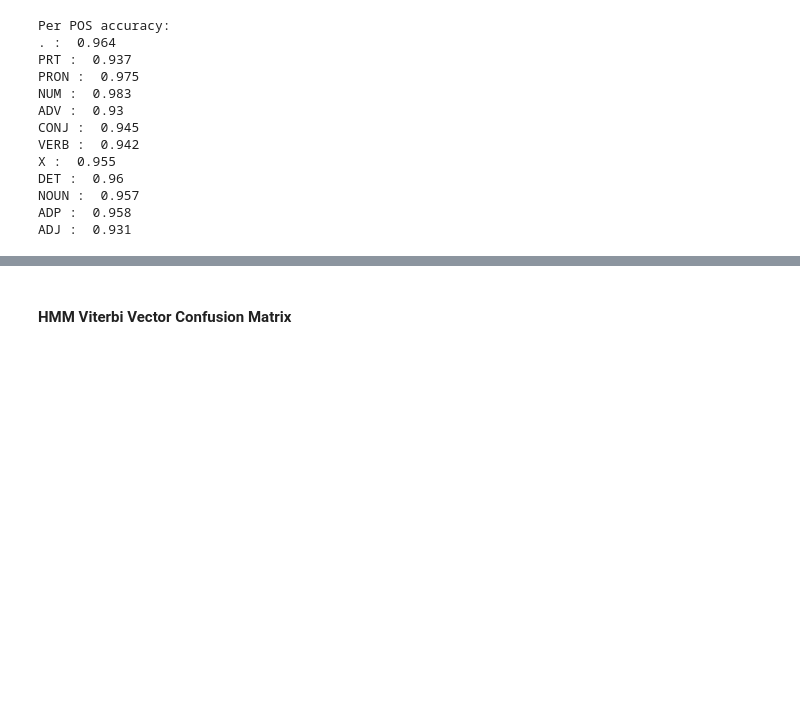
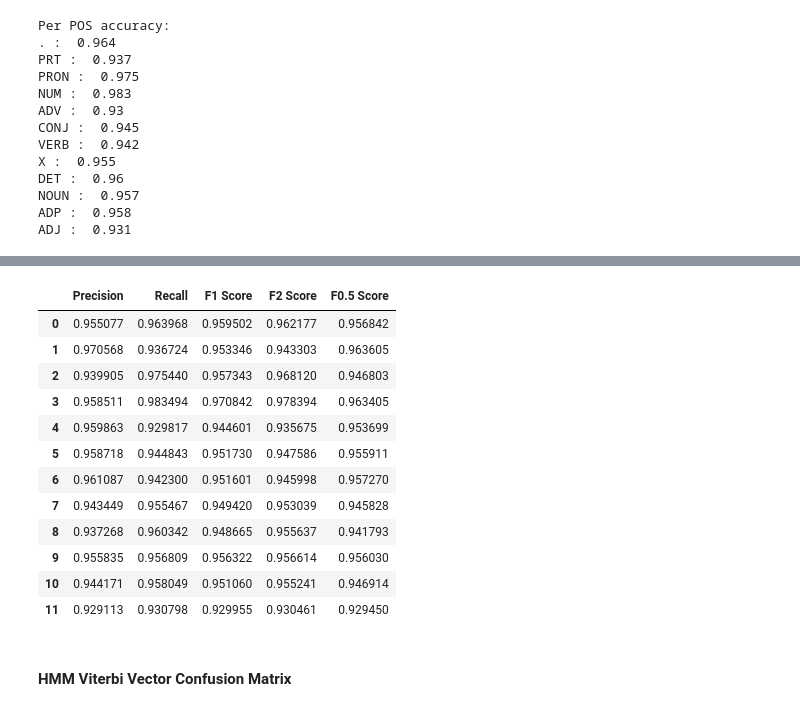
Before and after one commit to Pulkit-m/HMM_pos_tagger, a Jupyter notebook: HMM/Results.ipynb, the cells around one changed output, grey strips where cells are left out. Cells and saved outputs as stored; diff of their text form; code cells hidden in the pictures; blank space fills up the shorter version.

Commit message:
Added Precision Recall F1 Score F2 Score F 0.5 Score

```diff
--- a/HMM/Results.ipynb
+++ b/HMM/Results.ipynb
@@ -90,3 +90,13 @@ DET :  0.96
 NOUN :  0.957
 ADP :  0.958
 ADJ :  0.931
+# %%
+confusion_matrix = HMM_symbolic_results['confusion_matrix']
+print(c_mat.shape)
+
+num_tags = confusion_matrix.shape[0]
+precision = np.zeros(num_tags)
+recall = np.zeros(num_tags)
+f1_score = np.zeros(num_tags)
+f2_score = np.zeros(num_tags)
+f0_5_score = np.zeros(num_tags)
@@ -92,0 +105,18 @@ ADJ :  0.931
+# %%
+for i in range(num_tags):
+    tp = confusion_matrix[i, i]
+    fp = np.sum(confusion_matrix[:, i]) - tp
+    fn = np.sum(confusion_matrix[i, :]) - tp
+    tn = np.sum(confusion_matrix) - tp - fp - fn
+
+    precision[i] = tp / (tp + fp)
+    recall[i] = tp / (tp + fn)
+    f1_score[i] = 2 * precision[i] * recall[i] / (precision[i] + recall[i])
+    f2_score[i] = (5 * precision[i] * recall[i]) / (4 * precision[i] + recall[i])
+    f0_5_score[i] = (1.25 * precision[i] * recall[i]) / (0.25 * precision[i] + recall[i])
+
+print('Precision:', precision)
+print('Recall:', recall)
+print('F1 Score:', f1_score)
+print('F2 Score:', f2_score)
+print('F0.5_score:', f0_5_score)
@@ -93,3 +134,27 @@ ADJ :  0.931
+# %%
+metrics_symbolic = pd.DataFrame({
+    'Precision':precision,
+    'Recall': recall,
+    'F1 Score': f1_score,
+    'F2 Score': f2_score,
+    'F0.5 Score': f0_5_score
+})
+# %%
+metrics_symbolic
+# %% [output]
+|  | Precision | Recall | F1 Score | F2 Score | F0.5 Score |
+| 0 | 0.955077 | 0.963968 | 0.959502 | 0.962177 | 0.956842 |
+| 1 | 0.970568 | 0.936724 | 0.953346 | 0.943303 | 0.963605 |
+| 2 | 0.939905 | 0.975440 | 0.957343 | 0.968120 | 0.946803 |
+| 3 | 0.958511 | 0.983494 | 0.970842 | 0.978394 | 0.963405 |
+| 4 | 0.959863 | 0.929817 | 0.944601 | 0.935675 | 0.953699 |
+| 5 | 0.958718 | 0.944843 | 0.951730 | 0.947586 | 0.955911 |
+| 6 | 0.961087 | 0.942300 | 0.951601 | 0.945998 | 0.957270 |
+| 7 | 0.943449 | 0.955467 | 0.949420 | 0.953039 | 0.945828 |
+| 8 | 0.937268 | 0.960342 | 0.948665 | 0.955637 | 0.941793 |
+| 9 | 0.955835 | 0.956809 | 0.956322 | 0.956614 | 0.956030 |
+| 10 | 0.944171 | 0.958049 | 0.951060 | 0.955241 | 0.946914 |
+| 11 | 0.929113 | 0.930798 | 0.929955 | 0.930461 | 0.929450 |
 # %% [markdown]
 #### HMM Viterbi Vector Confusion Matrix
 # %%
```
Also changed, not shown: parts of 7 cells of this notebook.
